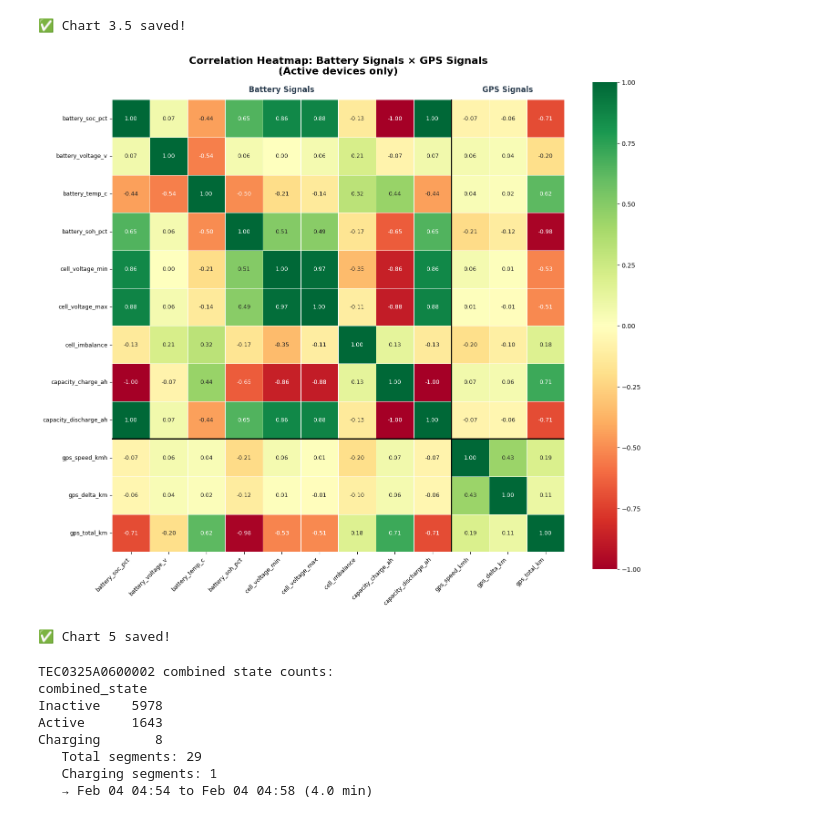
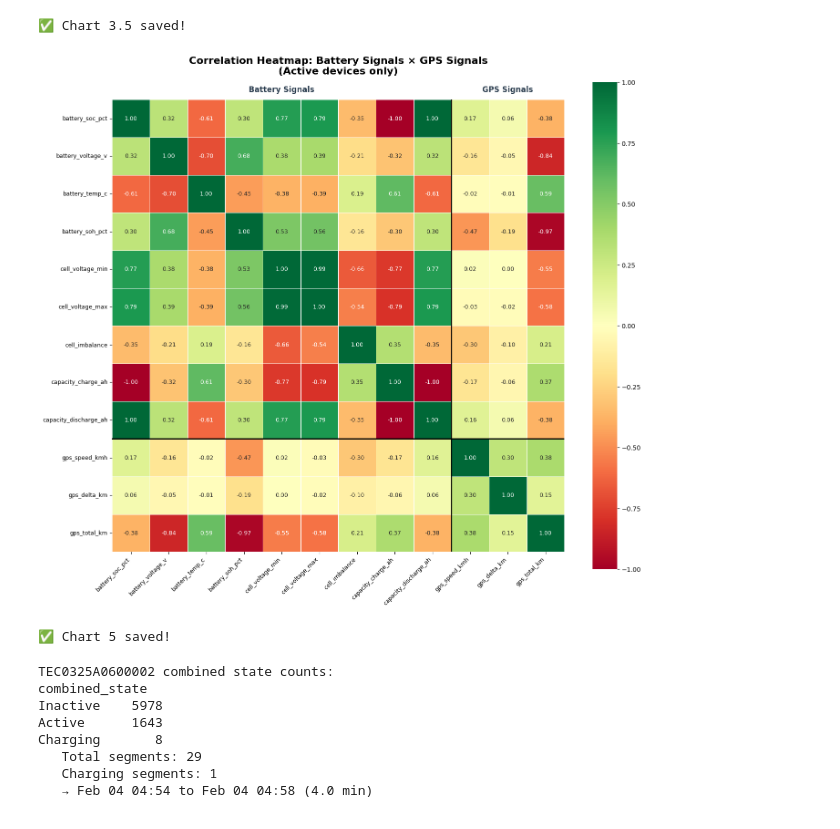
Before and after one commit to sanskarmankar/renewcred-ev-telemetry, a Jupyter notebook: notebooks/task1_pipeline.ipynb, the cells around one changed output. Cells and saved outputs as stored; diff of their text form; code cells hidden in the pictures.

```diff
--- a/notebooks/task1_pipeline.ipynb
+++ b/notebooks/task1_pipeline.ipynb
@@ -940,6 +940,21 @@ print("✅ Chart 3.5 saved!")
 [figure]
 ✅ Chart 3.5 saved!
 # %%
+# ── Define signal groups ──────────────────────────────────────────────
+battery_cols = [
+    'battery_soc_pct', 'battery_voltage_v', 'battery_temp_c',
+    'battery_soh_pct', 'cell_voltage_min', 'cell_voltage_max',
+    'cell_imbalance', 'capacity_charge_ah', 'capacity_discharge_ah',
+]
+gps_cols = ['gps_speed_kmh', 'gps_delta_km', 'gps_total_km']
+
+all_signal_cols = battery_cols + gps_cols
+
+# Filter to active devices only and compute correlation matrix
+df_active = df[df['device_status'] == 'Active']
+corr_matrix = df_active[all_signal_cols].corr().round(2)
+
+# ── Plot ──────────────────────────────────────────────────────────────
 fig, ax = plt.subplots(figsize=(16, 12))
 
 sns.heatmap(
@@ -967,34 +982,34 @@ ax.text(
     ha='center', fontsize=12,
     fontweight='bold', color='#2c3e50'
 )
 ax.text(
     len(battery_cols) + len(gps_cols) / 2, -0.2,
     'GPS Signals',
     ha='center', fontsize=12,
     fontweight='bold', color='#2c3e50'
 )
 
 ax.set_title(
     'Correlation Heatmap: Battery Signals × GPS Signals\n(Active devices only)',
     fontsize=16,
     fontweight='bold',
     pad=40        # ← increased padding
 )
 
 plt.xticks(rotation=45, ha='right', fontsize=9)
 plt.yticks(rotation=0, fontsize=9)
 
 # Add extra space at top
 plt.subplots_adjust(top=1)
 
 plt.savefig(
     '../outputs/eda_charts/chart5_correlation_heatmap.png',
     bbox_inches='tight'
 )
 plt.show()
 print("✅ Chart 5 saved!")
 # %% [output]
-[figure, old version]
+[figure, new version]
 ✅ Chart 5 saved!
 # %%
 # ── Chart 6 Fixed: Gantt-style Operational Timeline ───────
```
Also changed, not shown: parts of 1 cell of this notebook, 12 other files.
